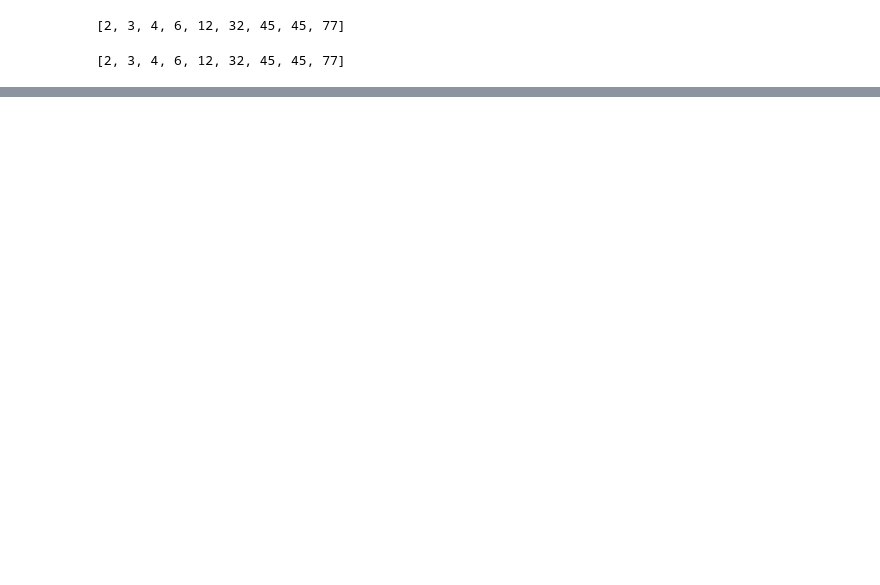
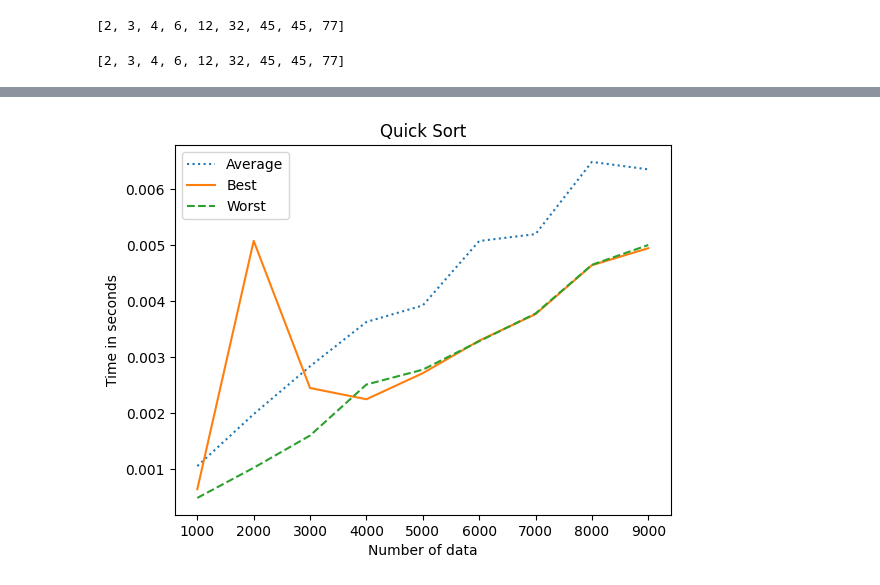
Before and after one commit to PriyanshuSharma1/Algorithms-Complexity, a Jupyter notebook: lab2/main.ipynb, the cells around one changed output, grey strips where cells are left out. Saved outputs shown, nothing was run; the diff lists cells and outputs as text; code cells hidden in the pictures; blank space fills up the shorter version.

```diff
--- a/lab2/main.ipynb
+++ b/lab2/main.ipynb
@@ -80,0 +136,11 @@ plt.show()
+# %%
+plt.title("Quick Sort")
+plt.xlabel("Number of data")
+plt.ylabel("Time in seconds")
+plt.plot(df4['n'], df4['time'], label="Average", linestyle='dotted')
+plt.plot(df5['n'], df5['time'], label="Best", linestyle='solid')
+plt.plot(df6['n'], df6['time'], label="Worst", linestyle='dashed')
+plt.legend()
+plt.show()
+# %% [output]
+[figure, added]
```
Also changed, not shown: parts of 10 cells of this notebook, 8 other files.
